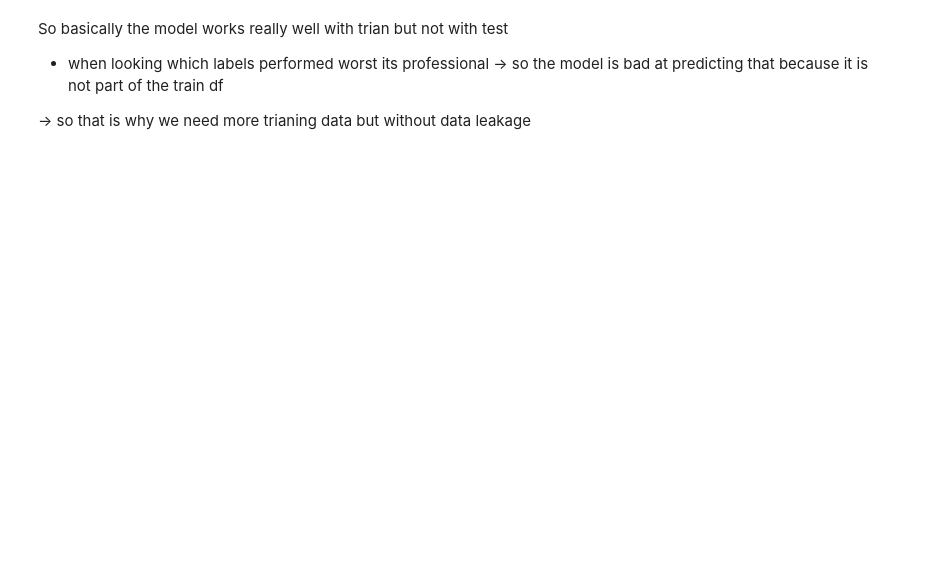
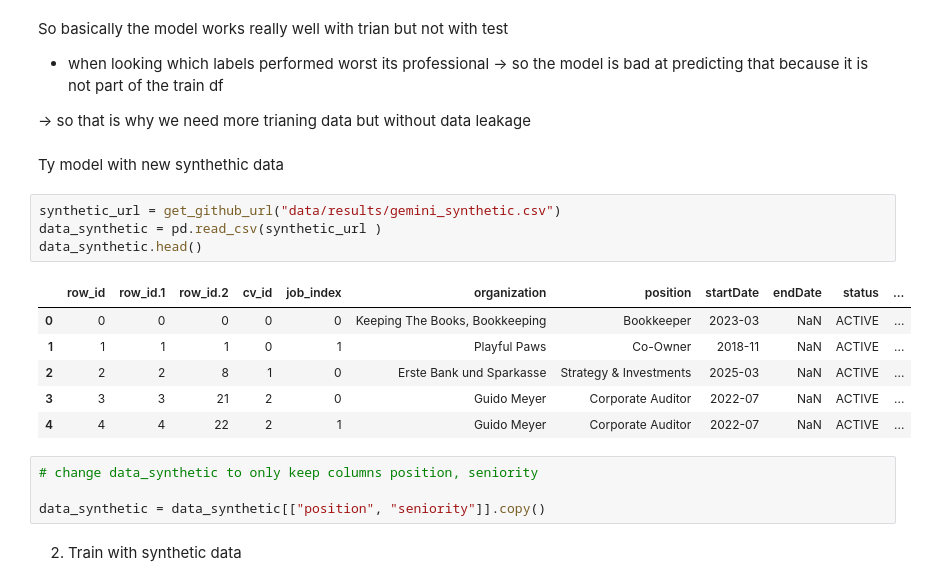
Before and after one commit to luisadosch/nlp-job-title-classification-benchmark-snapaddy, a Jupyter notebook: src/model-3.ipynb, the cells around one changed output. Saved outputs shown, nothing was run; the diff lists cells and outputs as text; blank space fills up the shorter version.

```diff
--- a/src/model-3.ipynb
+++ b/src/model-3.ipynb
@@ -272,3 +282,22 @@ So basically the model works really well with trian but not with test
 - when looking which labels performed worst its professional -> so the model is bad at predicting that because it is not part of the train df
 
 -> so that is why we need more trianing data but without data leakage
+# %% [markdown]
+Ty model with new synthethic data
+# %%
+synthetic_url = get_github_url("data/results/gemini_synthetic.csv")
+data_synthetic = pd.read_csv(synthetic_url )
+data_synthetic.head()
+# %% [output]
+|  | row_id | row_id.1 | row_id.2 | cv_id | job_index | organization | position | startDate | endDate | status | ... |
+| 0 | 0 | 0 | 0 | 0 | 0 | Keeping The Books, Bookkeeping | Bookkeeper | 2023-03 | NaN | ACTIVE | ... |
+| 1 | 1 | 1 | 1 | 0 | 1 | Playful Paws | Co-Owner | 2018-11 | NaN | ACTIVE | ... |
+| 2 | 2 | 2 | 8 | 1 | 0 | Erste Bank und Sparkasse | Strategy & Investments | 2025-03 | NaN | ACTIVE | ... |
+| 3 | 3 | 3 | 21 | 2 | 0 | Guido Meyer | Corporate Auditor | 2022-07 | NaN | ACTIVE | ... |
+| 4 | 4 | 4 | 22 | 2 | 1 | Guido Meyer | Corporate Auditor | 2022-07 | NaN | ACTIVE | ... |
+# %%
+# change data_synthetic to only keep columns position, seniority
+
+data_synthetic = data_synthetic[["position", "seniority"]].copy()
+# %% [markdown]
+2. Train with synthetic data
```
Also changed, not shown: parts of 18 cells of this notebook.
